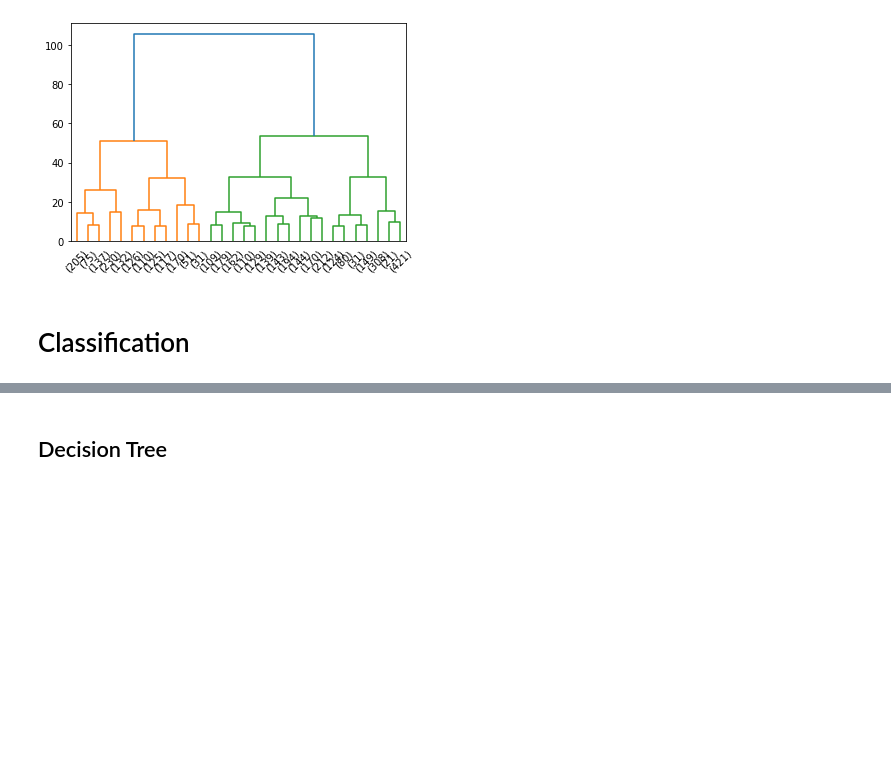
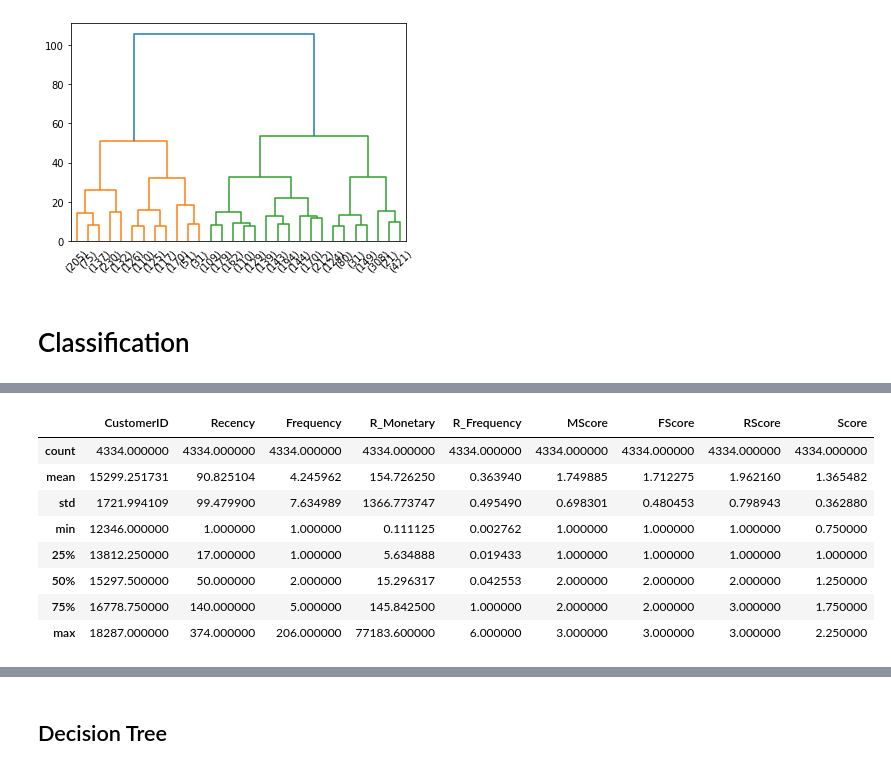
Before and after one commit to michelezoncheddu/data-mining-project, a Jupyter notebook: customers.ipynb, the cells around one changed output, grey strips where cells are left out. Drawn from its saved outputs; the diff is of its cells as text; code cells hidden in the pictures; blank space fills up the shorter version.

```diff
--- a/customers.ipynb
+++ b/customers.ipynb
@@ -581,0 +599,42 @@ quantiles
+# %%
+def ScoreM(x, data, thresh):
+    if x <= thresh[data][ranges_m[0]]:
+        return 1
+    elif x <= thresh[data][ranges_m[1]]:
+        return 2
+    else:
+        return 3
+
+def ScoreF(x, data, thresh):
+    if x <= thresh[data][ranges_f[0]]:
+        return 1
+    elif x <= thresh[data][ranges_f[1]]:
+        return 2
+    else:
+        return 3
+
+def ScoreR(x, data, thresh):
+    if x <= thresh[data][ranges_r[0]]:
+        return 3
+    elif x <= thresh[data][ranges_r[1]]:
+        return 2
+    else:
+        return 1
+# %%
+customer_profile['MScore'] = customer_profile['R_Monetary'].apply(ScoreM, args=('R_Monetary', quantiles_m))
+customer_profile['FScore'] = customer_profile['R_Frequency'].apply(ScoreF, args=('R_Frequency', quantiles_f))
+customer_profile['RScore'] = customer_profile['Recency'].apply(ScoreR, args=('Recency', quantiles_r))
+customer_profile['Score'] = (0.5 * customer_profile['MScore']
+                            + 0 * customer_profile['FScore']
+                            + 0.25 * customer_profile['RScore'])
+customer_profile.describe()
+# %% [output]
+|  | CustomerID | Recency | Frequency | R_Monetary | R_Frequency | MScore | FScore | RScore | Score |
+| count | 4334.000000 | 4334.000000 | 4334.000000 | 4334.000000 | 4334.000000 | 4334.000000 | 4334.000000 | 4334.000000 | 4334.000000 |
+| mean | 15299.251731 | 90.825104 | 4.245962 | 154.726250 | 0.363940 | 1.749885 | 1.712275 | 1.962160 | 1.365482 |
+| std | 1721.994109 | 99.479900 | 7.634989 | 1366.773747 | 0.495490 | 0.698301 | 0.480453 | 0.798943 | 0.362880 |
+| min | 12346.000000 | 1.000000 | 1.000000 | 0.111125 | 0.002762 | 1.000000 | 1.000000 | 1.000000 | 0.750000 |
+| 25% | 13812.250000 | 17.000000 | 1.000000 | 5.634888 | 0.019433 | 1.000000 | 1.000000 | 1.000000 | 1.000000 |
+| 50% | 15297.500000 | 50.000000 | 2.000000 | 15.296317 | 0.042553 | 2.000000 | 2.000000 | 2.000000 | 1.250000 |
+| 75% | 16778.750000 | 140.000000 | 5.000000 | 145.842500 | 1.000000 | 2.000000 | 2.000000 | 3.000000 | 1.750000 |
+| max | 18287.000000 | 374.000000 | 206.000000 | 77183.600000 | 6.000000 | 3.000000 | 3.000000 | 3.000000 | 2.250000 |
```
Also changed, not shown: parts of 24 cells of this notebook.
